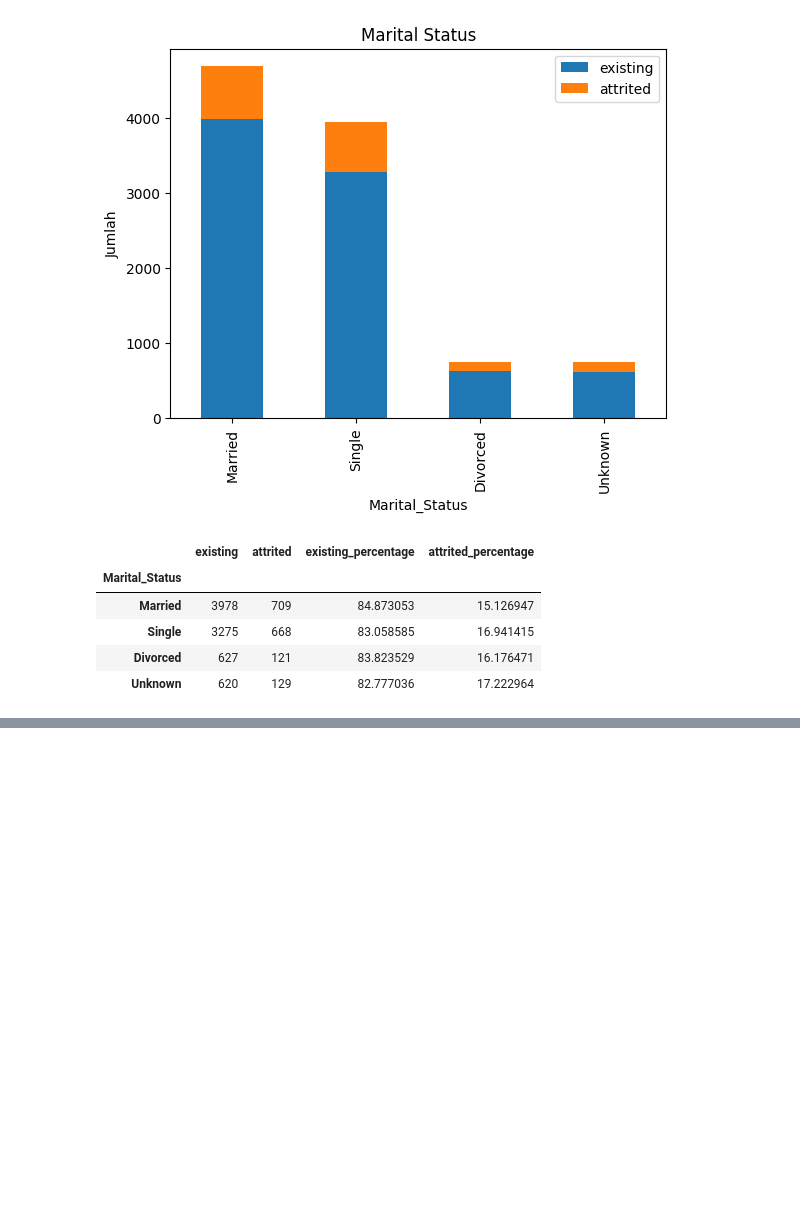
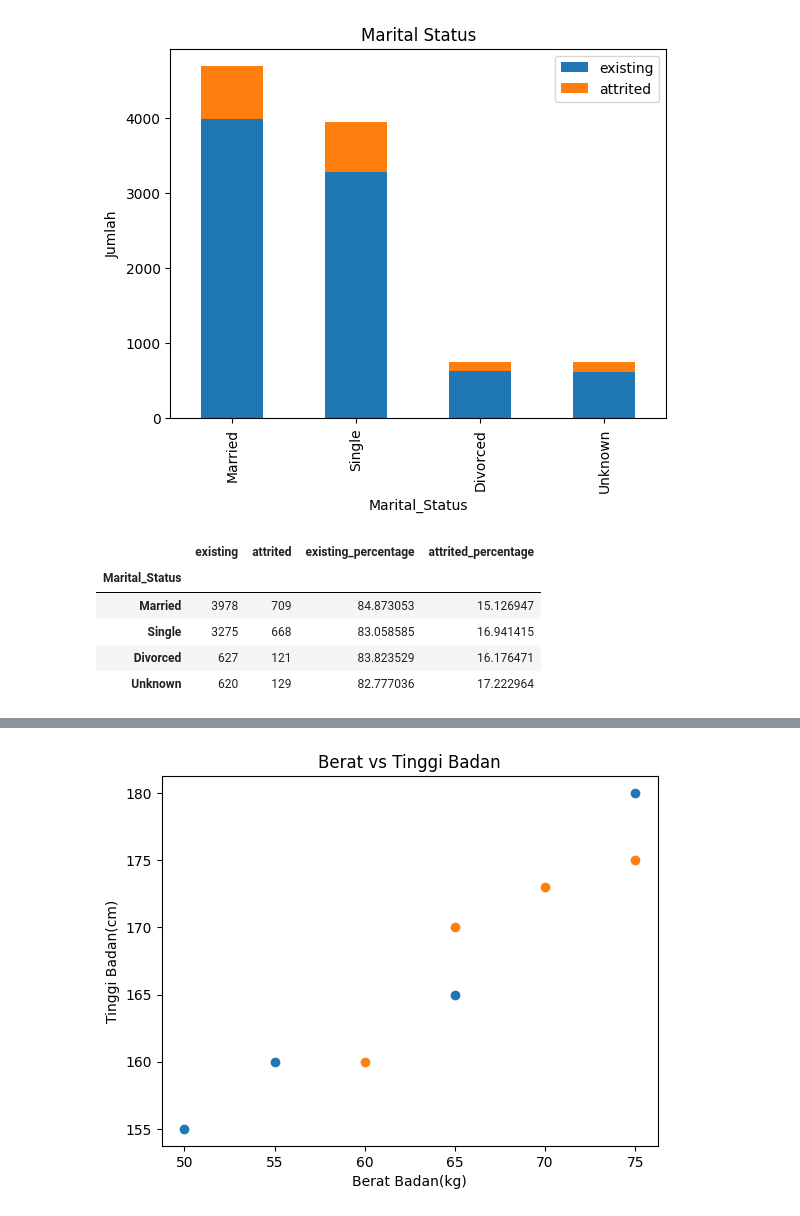
Before and after one commit to aliifam/ppd, a Jupyter notebook: ppd/pekan3/eda.ipynb, the cells around one changed output, grey strips where cells are left out. Drawn from its saved outputs; the diff is of its cells as text; code cells hidden in the pictures; blank space fills up the shorter version.

```diff
--- a/ppd/pekan3/eda.ipynb
+++ b/ppd/pekan3/eda.ipynb
@@ -168,0 +194,17 @@ df_new
+# %%
+# scatter plot
+w_a = np.array([50, 65, 75, 55])
+h_a = np.array([155, 165, 180, 160])
+
+w_b = np.array([60, 75, 65, 70])
+h_b = np.array([160, 175, 170, 173])
+
+plt.scatter(w_a, h_a)
+plt.scatter(w_b, h_b)
+
+plt.title('Berat vs Tinggi Badan')
+plt.ylabel('Tinggi Badan(cm)')
+plt.xlabel('Berat Badan(kg)')
+plt.show()
+# %% [output]
+[figure, added]
```
Also changed, not shown: parts of 7 cells of this notebook.
